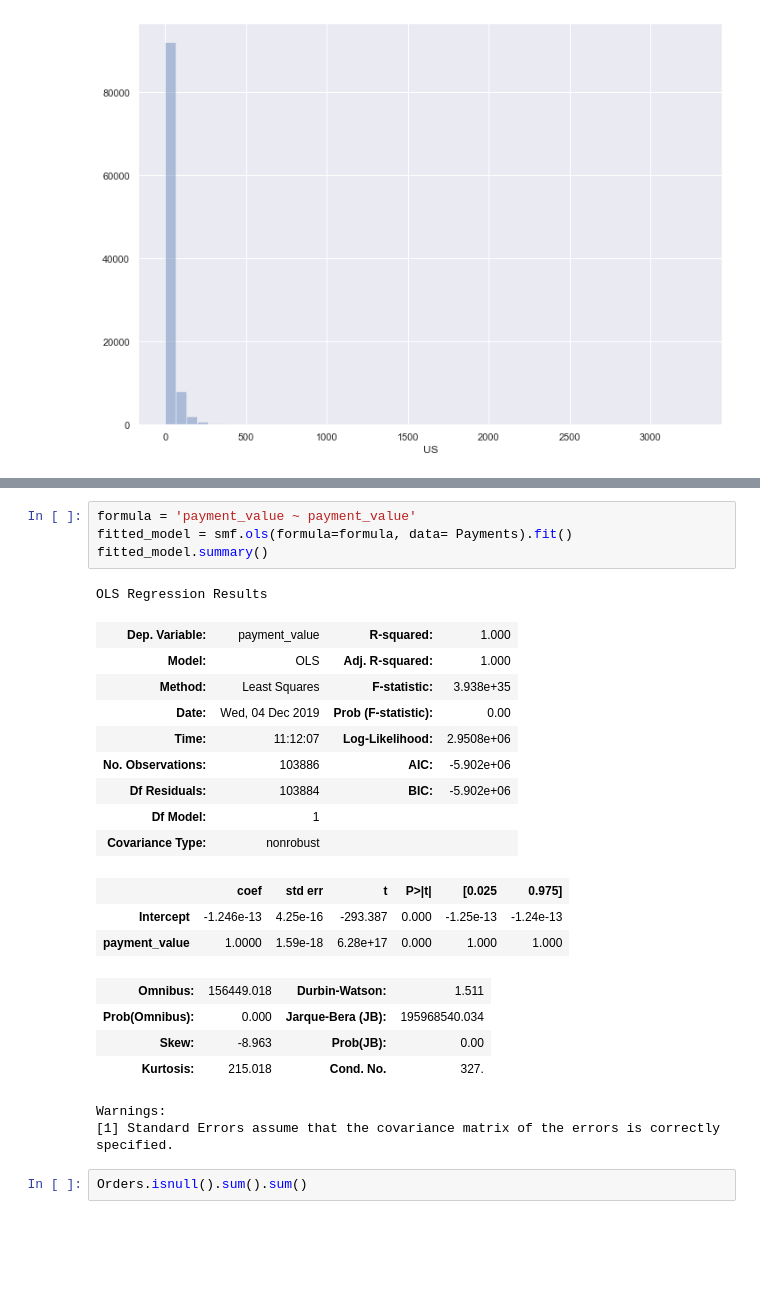
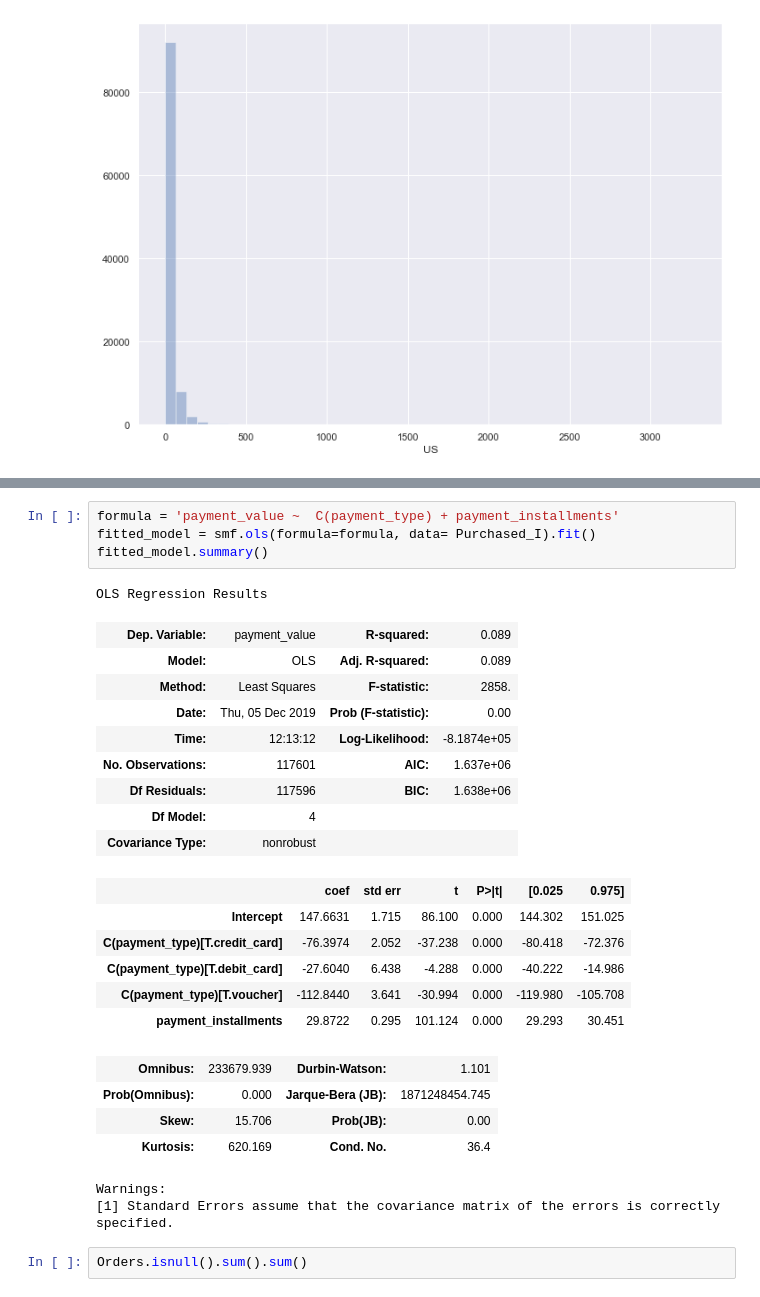
Before and after one commit to Dragonfly99/Brazillian_Ecommerce, a Jupyter notebook: LTV.ipynb, the cells around one changed output, grey strips where cells are left out. Saved outputs shown, nothing was run; the diff lists cells and outputs as text; blank space fills up the shorter version.

```diff
--- a/LTV.ipynb
+++ b/LTV.ipynb
@@ -181,25 +224,28 @@ sns.distplot(Payments["US"], kde = False)
 # %%
-formula = 'payment_value ~ payment_value'
-fitted_model = smf.ols(formula=formula, data= Payments).fit()
+formula = 'payment_value ~  C(payment_type) + payment_installments'
+fitted_model = smf.ols(formula=formula, data= Purchased_I).fit()
 fitted_model.summary()
 # %% [output]
 OLS Regression Results
-| Dep. Variable: | payment_value | R-squared: | 1.000 |
-| Model: | OLS | Adj. R-squared: | 1.000 |
-| Method: | Least Squares | F-statistic: | 3.938e+35 |
-| Date: | Wed, 04 Dec 2019 | Prob (F-statistic): | 0.00 |
-| Time: | 11:12:07 | Log-Likelihood: | 2.9508e+06 |
-| No. Observations: | 103886 | AIC: | -5.902e+06 |
-| Df Residuals: | 103884 | BIC: | -5.902e+06 |
-| Df Model: | 1 |  |  |
+| Dep. Variable: | payment_value | R-squared: | 0.089 |
+| Model: | OLS | Adj. R-squared: | 0.089 |
+| Method: | Least Squares | F-statistic: | 2858. |
+| Date: | Thu, 05 Dec 2019 | Prob (F-statistic): | 0.00 |
+| Time: | 12:13:12 | Log-Likelihood: | -8.1874e+05 |
+| No. Observations: | 117601 | AIC: | 1.637e+06 |
+| Df Residuals: | 117596 | BIC: | 1.638e+06 |
+| Df Model: | 4 |  |  |
 | Covariance Type: | nonrobust |  |  |
 |  | coef | std err | t | P>|t| | [0.025 | 0.975] |
-| Intercept | -1.246e-13 | 4.25e-16 | -293.387 | 0.000 | -1.25e-13 | -1.24e-13 |
-| payment_value | 1.0000 | 1.59e-18 | 6.28e+17 | 0.000 | 1.000 | 1.000 |
+| Intercept | 147.6631 | 1.715 | 86.100 | 0.000 | 144.302 | 151.025 |
+| C(payment_type)[T.credit_card] | -76.3974 | 2.052 | -37.238 | 0.000 | -80.418 | -72.376 |
+| C(payment_type)[T.debit_card] | -27.6040 | 6.438 | -4.288 | 0.000 | -40.222 | -14.986 |
+| C(payment_type)[T.voucher] | -112.8440 | 3.641 | -30.994 | 0.000 | -119.980 | -105.708 |
+| payment_installments | 29.8722 | 0.295 | 101.124 | 0.000 | 29.293 | 30.451 |
-| Omnibus: | 156449.018 | Durbin-Watson: | 1.511 |
-| Prob(Omnibus): | 0.000 | Jarque-Bera (JB): | 195968540.034 |
-| Skew: | -8.963 | Prob(JB): | 0.00 |
-| Kurtosis: | 215.018 | Cond. No. | 327. |
+| Omnibus: | 233679.939 | Durbin-Watson: | 1.101 |
+| Prob(Omnibus): | 0.000 | Jarque-Bera (JB): | 1871248454.745 |
+| Skew: | 15.706 | Prob(JB): | 0.00 |
+| Kurtosis: | 620.169 | Cond. No. | 36.4 |
 Warnings:
 [1] Standard Errors assume that the covariance matrix of the errors is correctly specified.
 # %%
```
Also changed, not shown: parts of 12 cells of this notebook.
